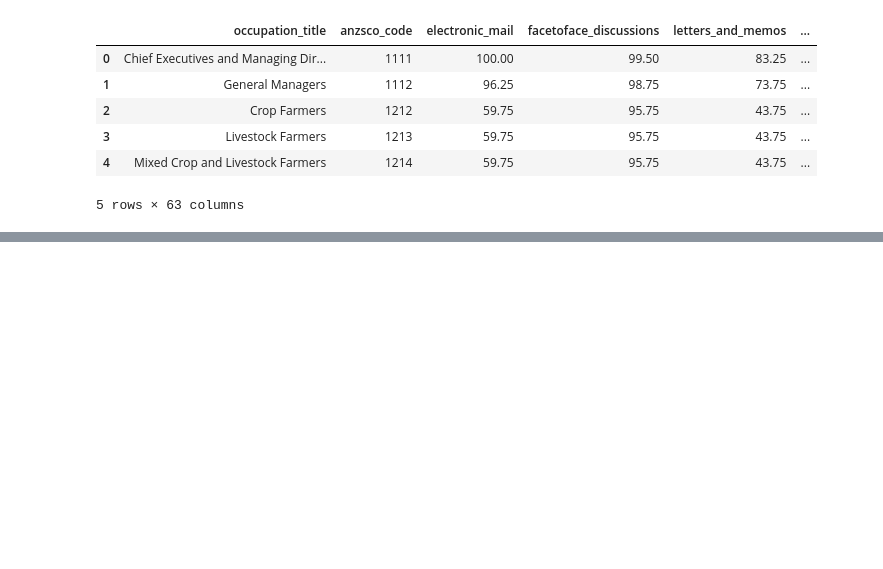
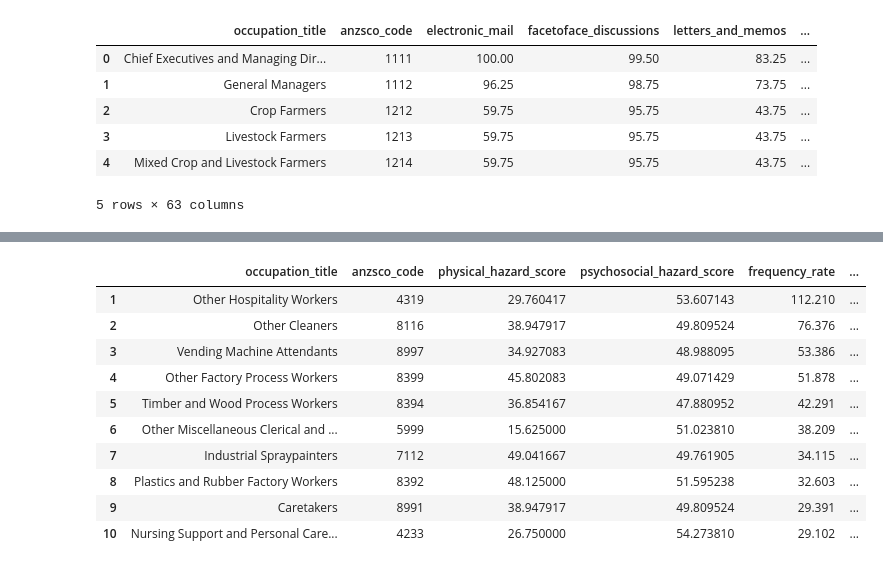
Before and after one commit to angelajacinto/whs-risk-analysis-end-to-end-data-pipeline, a Jupyter notebook: notebooks/whs_data_pipeline.ipynb, the cells around one changed output, grey strips where cells are left out. Saved outputs shown, nothing was run; the diff lists cells and outputs as text; code cells hidden in the pictures; blank space fills up the shorter version.

```diff
--- a/notebooks/whs_data_pipeline.ipynb
+++ b/notebooks/whs_data_pipeline.ipynb
@@ -94,0 +261,13 @@ bohd_df.head()
+# %%
+emotional_stress_cols = [
+    "level_of_competition",
+    "consequence_of_error",
+    "freedom_to_make_decisions",
+    "frequency_of_decision_making",
+    "impact_of_decisions_on_coworkers_or_company_results",
+    "time_pressure",
+    "structured_versus_unstructured_work"
+]
+
+bohd_clean["emotional_stress_score"] = bohd_clean[emotional_stress_cols].mean(axis=1, skipna=True)
+bohd_clean.to_sql("bohd", conn, index=False, if_exists="replace")
@@ -94,0 +381,38 @@ bohd_df.head()
+# %%
+# Calculate percentiles in Python
+p50_physical = bohd_clean["physical_hazard_score"].quantile(0.5)
+p50_psychosocial = bohd_clean["psychosocial_hazard_score"].quantile(0.5)
+p75_frequency = bohd_clean["frequency_rate"].quantile(0.75)
+# %%
+query = f"""
+SELECT
+    occupation_title,
+    anzsco_code,
+    physical_hazard_score,
+    psychosocial_hazard_score,
+    frequency_rate,
+    incidence_rate,
+    serious_claims
+FROM bohd
+WHERE
+    (physical_hazard_score <= {p50_physical} OR psychosocial_hazard_score <= {p50_psychosocial})
+    AND frequency_rate >= {p75_frequency}
+ORDER BY frequency_rate DESC
+LIMIT 10;
+"""
+
+silent_risk = pd.read_sql_query(query, conn)
+silent_risk.index = silent_risk.index + 1
+silent_risk
+# %% [output]
+|  | occupation_title | anzsco_code | physical_hazard_score | psychosocial_hazard_score | frequency_rate | ... |
+| 1 | Other Hospitality Workers | 4319 | 29.760417 | 53.607143 | 112.210 | ... |
+| 2 | Other Cleaners | 8116 | 38.947917 | 49.809524 | 76.376 | ... |
+| 3 | Vending Machine Attendants | 8997 | 34.927083 | 48.988095 | 53.386 | ... |
+| 4 | Other Factory Process Workers | 8399 | 45.802083 | 49.071429 | 51.878 | ... |
+| 5 | Timber and Wood Process Workers | 8394 | 36.854167 | 47.880952 | 42.291 | ... |
+| 6 | Other Miscellaneous Clerical and ... | 5999 | 15.625000 | 51.023810 | 38.209 | ... |
+| 7 | Industrial Spraypainters | 7112 | 49.041667 | 49.761905 | 34.115 | ... |
+| 8 | Plastics and Rubber Factory Workers | 8392 | 48.125000 | 51.595238 | 32.603 | ... |
+| 9 | Caretakers | 8991 | 38.947917 | 49.809524 | 29.391 | ... |
+| 10 | Nursing Support and Personal Care... | 4233 | 26.750000 | 54.273810 | 29.102 | ... |
```
Also changed, not shown: parts of 26 cells of this notebook.
